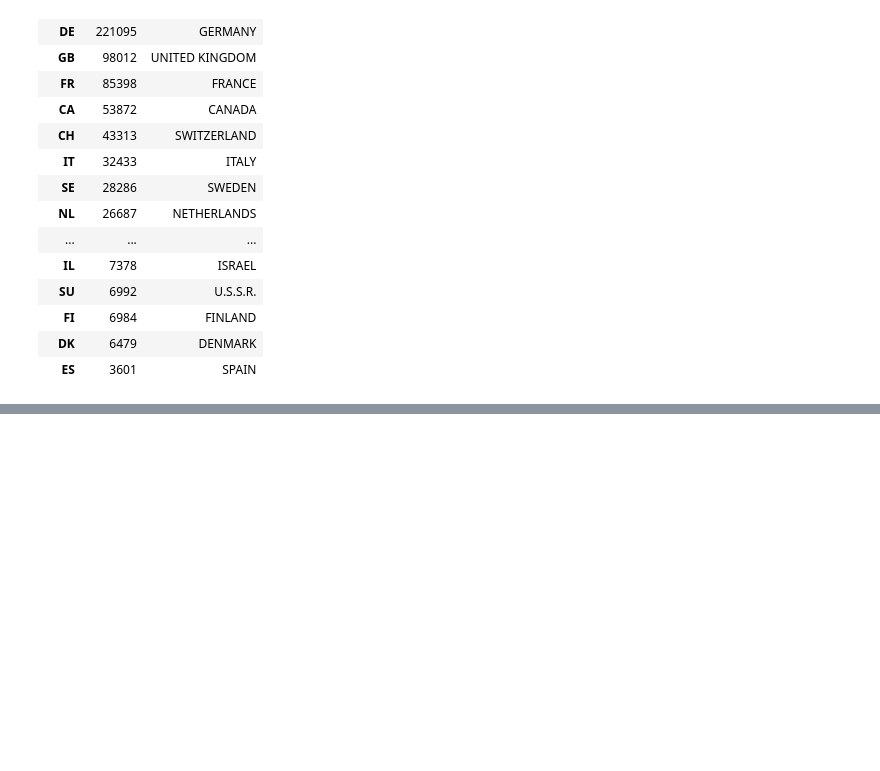
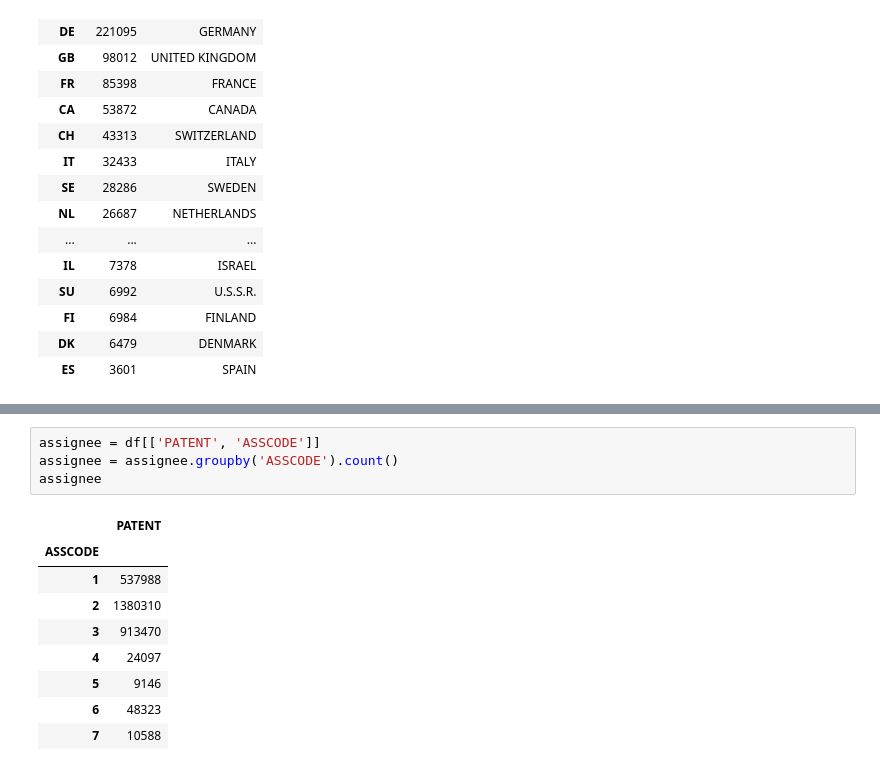
Before and after one commit to antonino-barbera/seanbi, a Jupyter notebook: project/project.ipynb, the cells around one changed output, grey strips where cells are left out. Drawn from its saved outputs; the diff is of its cells as text; blank space fills up the shorter version.

```diff
--- a/project/project.ipynb
+++ b/project/project.ipynb
@@ -376,0 +381,14 @@ country_trend2.sort_values(by=['PATENT'], ascending=False).head(20)
+# %%
+assignee = df[['PATENT', 'ASSCODE']]
+assignee = assignee.groupby('ASSCODE').count()
+assignee
+# %% [output]
+|  | PATENT |
+| ASSCODE |  |
+| 1 | 537988 |
+| 2 | 1380310 |
+| 3 | 913470 |
+| 4 | 24097 |
+| 5 | 9146 |
+| 6 | 48323 |
+| 7 | 10588 |
```
Also changed, not shown: parts of 18 cells of this notebook.
